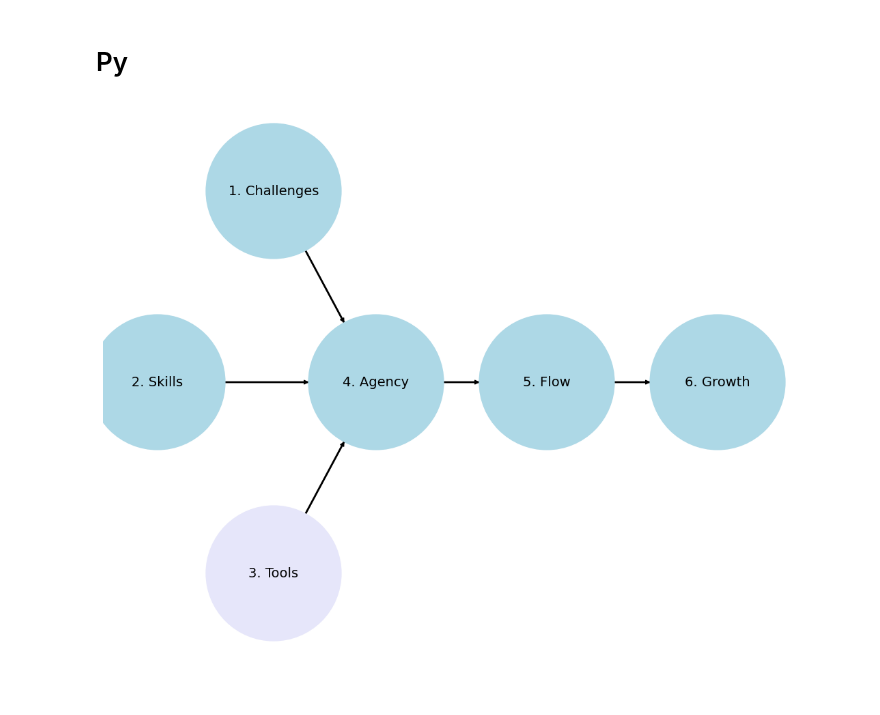
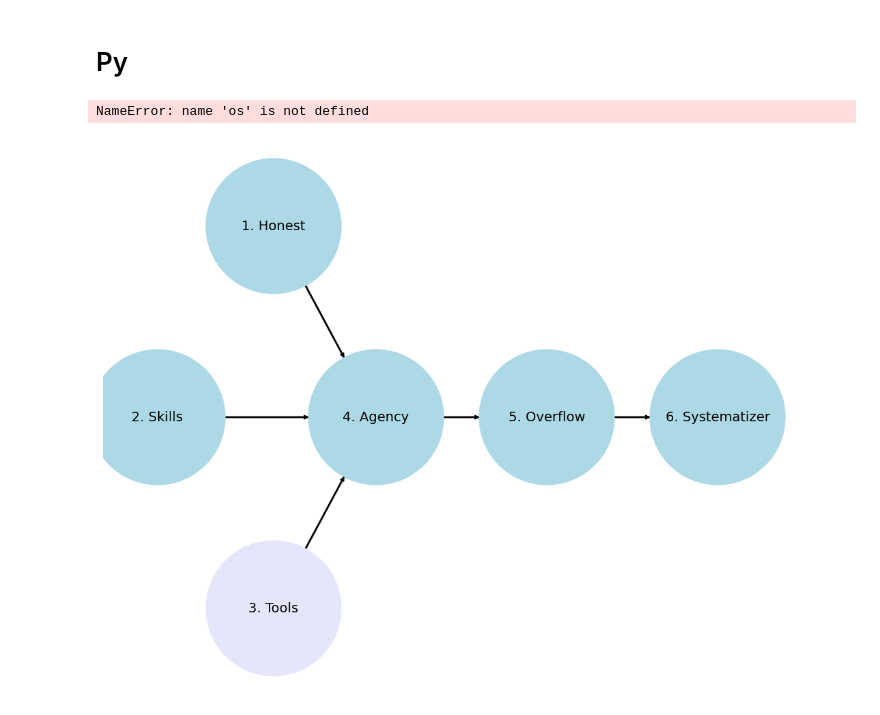
Before and after one commit to abikesa/workflow, a Jupyter notebook: _build/jupyter_execute/py.ipynb, the cells around one changed output. Drawn from its saved outputs; the diff is of its cells as text; code cells hidden in the pictures.

Commit message:
python.png output

```diff
--- a/_build/jupyter_execute/py.ipynb
+++ b/_build/jupyter_execute/py.ipynb
@@ -12,34 +12,43 @@ G.add_node("4. Chromatic", pos=(-1000, 0))
 G.add_node("5. Temperament", pos=(1500, 0))
 G.add_node("6. Expression", pos=(4000, 0))
 
 G.add_edges_from([("1. Root", "4. Chromatic")])
 G.add_edges_from([("2. Pentatonic", "4. Chromatic")])
 G.add_edges_from([("3. Diatonic", "4. Chromatic")])
 G.add_edges_from([("4. Chromatic", "5. Temperament")])
 G.add_edges_from([("5. Temperament", "6. Expression")])
 
 pos = nx.get_node_attributes(G, 'pos')
 labels = {"4. Chromatic": "4. Agency",
-          "1. Root": "1. Challenges",
+          "1. Root": "1. Honest",
           "2. Pentatonic": "2. Skills",
           "3. Diatonic": "3. Tools",
-          "5. Temperament": "5. Flow",
-          "6. Expression": "6. Growth"}  # Added label for "NDI" node in the labels dictionary
+          "5. Temperament": "5. Overflow",
+          "6. Expression": "6. Systematizer"}  # Added label for "NDI" node in the labels dictionary
 
 # Update color for the "Scenarios" node
 node_colors = ["lightblue","lightblue", "lavender", "lightblue", "lightblue", "lightblue"]
 # node_colors = ["lightblue","lavender", "lavender", "lightgreen", "lightpink", "lightpink"]
 # Suppress the deprecation warning
 import warnings
 warnings.filterwarnings("ignore", category=DeprecationWarning)
 
 plt.figure(figsize=(10, 8))
 nx.draw(G, pos, with_labels=False, node_size=20000, node_color=node_colors, linewidths=2, edge_color='black', style='solid')
 nx.draw_networkx_labels(G, pos, labels, font_size=14) # , font_weight='bold'
 nx.draw_networkx_edges(G, pos, edge_color='black', style='solid', width=2)
 plt.xlim(-5000, 5000)
 plt.ylim(-1000, 1000)
 plt.axis("off")
+# Specify the directory where the file should be saved
+output_dir = os.path.expanduser("~/documents/athena/")  # Expand the user directory
+
+if not os.path.exists(output_dir):
+    os.makedirs(output_dir)
+
+# Save the plot as a PNG file in the specified directory
+plt.savefig(os.path.join(output_dir, "python.png"))
 plt.show()
 # %% [output]
+NameError: name 'os' is not defined
-[figure, old version]
+[figure, new version]
```
Also changed, not shown: 15 other files.
